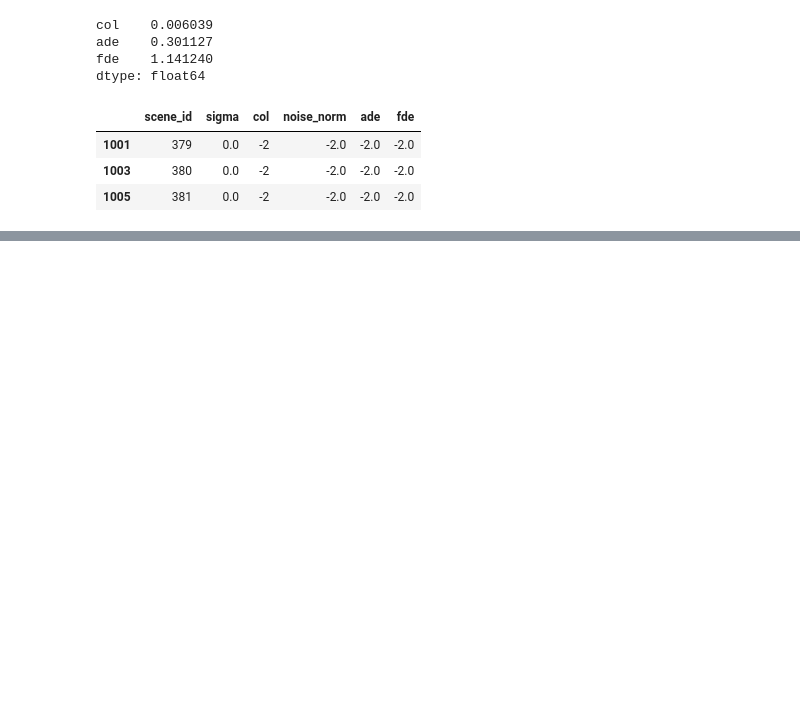
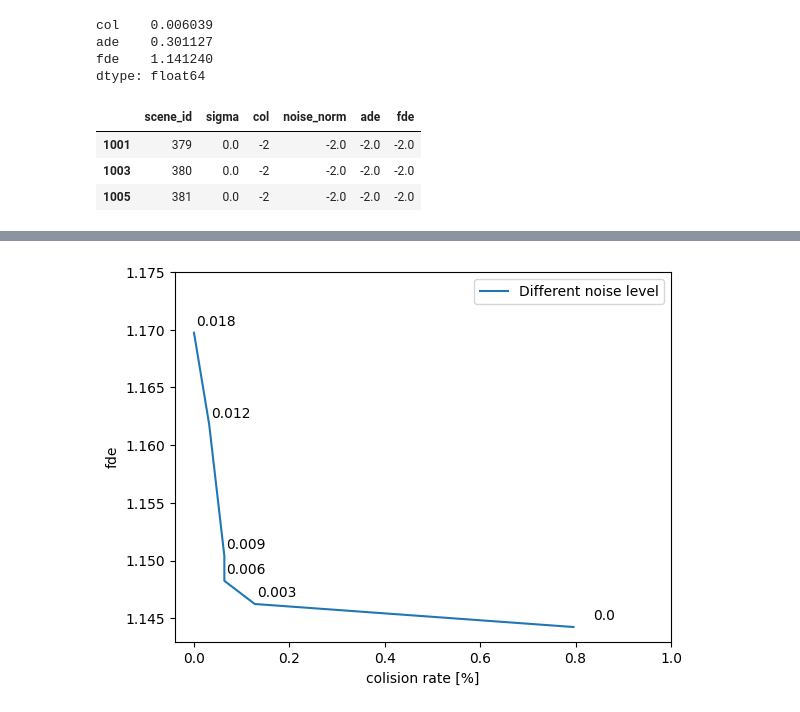
Before and after one commit to TicaGit/s_aware_prediction_VITA, a Jupyter notebook: analyse/04_18_really_all_data_z_col_ade/analyse.ipynb, the cells around one changed output, grey strips where cells are left out. Cells and saved outputs as stored; diff of their text form; code cells hidden in the pictures; blank space fills up the shorter version.

```diff
--- a/analyse/04_18_really_all_data_z_col_ade/analyse.ipynb
+++ b/analyse/04_18_really_all_data_z_col_ade/analyse.ipynb
@@ -6,0 +5,10 @@ df0 = pd.read_csv("data/results_predict_all_0.0.txt", sep="\t")
+# %%
+df0 = pd.read_csv("data/results_predict_all_0.0.txt", sep="\t")
+df3 = pd.read_csv("data/results_predict_all_0.003.txt", sep="\t")
+df6 = pd.read_csv("data/results_predict_all_0.006.txt", sep="\t")
+df9 = pd.read_csv("data/results_predict_all_0.009.txt", sep="\t")
+df12 = pd.read_csv("data/results_predict_all_0.012.txt", sep="\t")
+df18 = pd.read_csv("data/results_predict_all_0.018.txt", sep="\t")
+
+
+df = pd.concat((df0, df3, df6, df9, df12, df18), ignore_index=True)
@@ -20,0 +44,2 @@ df0[df0["col"] == -2] #solo agents
+# %%
+df = df[df["col"]!=-2] #clearing solo (only 3 scenes ??)
@@ -20,0 +68,3 @@ df0[df0["col"] == -2] #solo agents
+# %%
+df_mean = df.groupby("sigma")[["col", "fde", "ade"]].mean()
+df_mean
@@ -20,0 +80,27 @@ df0[df0["col"] == -2] #solo agents
+# %%
+x = df_mean["col"]*100
+y = df_mean["fde"]
+plt.plot(x, y, label="Different noise level")
+plt.ylabel("fde")
+plt.xlabel("colision rate [%]")
+
+plt.ylim(top = 1.175)
+plt.xlim(right = 1)
+
+#plt.axvline(0, color = "k")
+
+plt.legend()
+
+
+
+for i, (x,y) in enumerate(zip(x,y)):
+
+    label = str(df_mean.index[i])
+
+    plt.annotate(label, # this is the text
+                 (x,y), # these are the coordinates to position the label
+                 textcoords="offset points", # how to position the text
+                 xytext=(30,5), # distance from text to points (x,y)
+                 ha='right')
+# %% [output]
+[figure, added]
```
Also changed, not shown: parts of 20 cells of this notebook, 16 other files.
